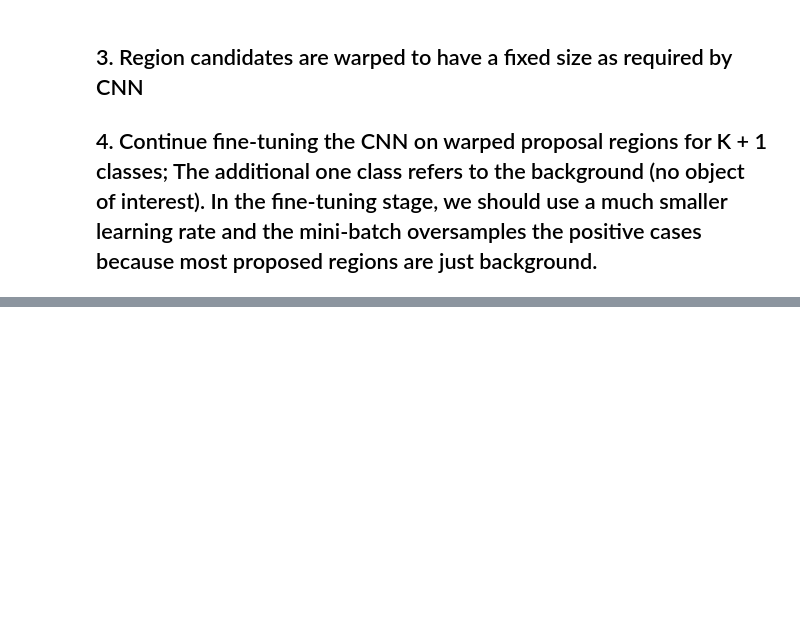
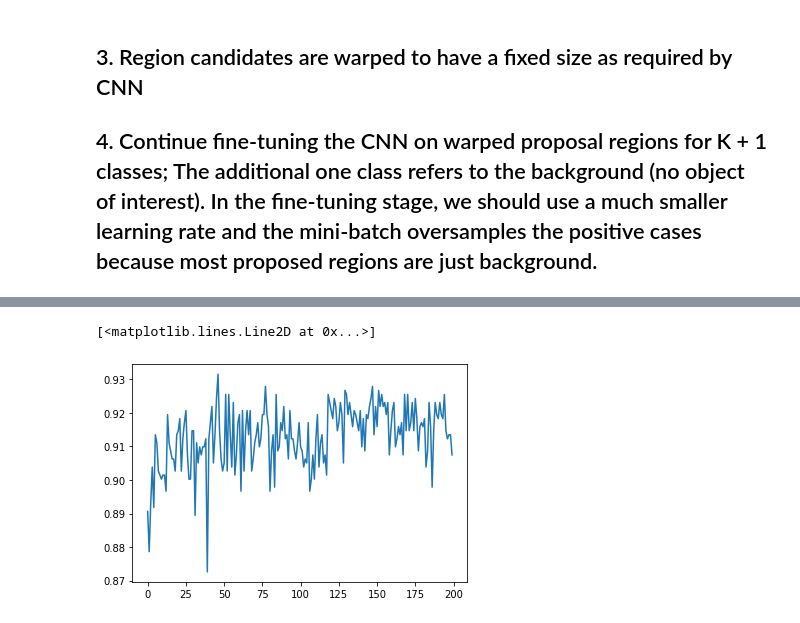
Before and after one commit to hslrock/ObjectDetection_, a Jupyter notebook: 1_RCNN_Part_1.ipynb, the cells around one changed output, grey strips where cells are left out. Saved outputs shown, nothing was run; the diff lists cells and outputs as text; code cells hidden in the pictures; blank space fills up the shorter version.

```diff
--- a/1_RCNN.ipynb
+++ b/1_RCNN_Part_1.ipynb
@@ -421,0 +522,5 @@ train_df
+# %%
+plt.plot(config_["valid_acc_log"])
+# %% [output]
+[<matplotlib.lines.Line2D at 0x...>]
+[figure, added]
```
Also changed, not shown: parts of 24 cells of this notebook, 4 other files.
